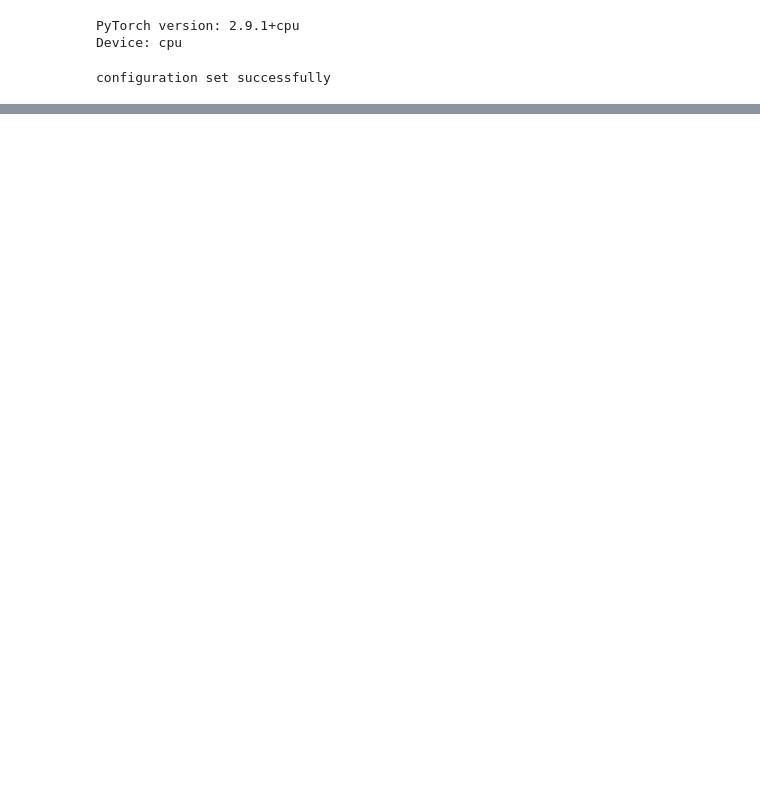
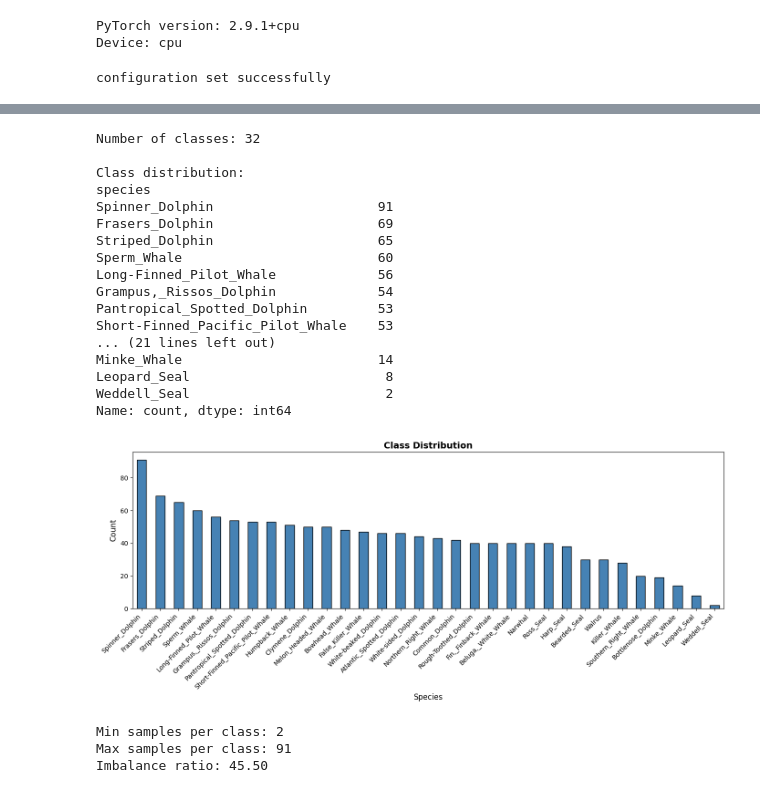
Before and after one commit to YuslenLopez/OSINModels, a Jupyter notebook: main.ipynb, the cells around one changed output, grey strips where cells are left out. Saved outputs shown, nothing was run; the diff lists cells and outputs as text; code cells hidden in the pictures; blank space fills up the shorter version.

Commit message:
updated sample file and beginning on testUUV folder

```diff
--- a/main.ipynb
+++ b/main.ipynb
@@ -60,3 +60,11 @@ test_size = 0.2
 print("configuration set successfully")
 # %% [output]
 configuration set successfully
+# %%
+# Load labels CSV
+df = pd.read_csv(LABELS_CSV)
+
+print(f"CSV Shape: {df.shape}")
+print(f"\nColumns: {df.columns.tolist()}")
+print("\nFirst 10 rows:")
+display(df.head(10))
@@ -62,0 +88,12 @@ configuration set successfully
+# %%
+# Identify filename and label columns
+print("Available columns:")
+for i, col in enumerate(df.columns):
+    print(f"  {i}: {col}")
+
+# Auto-detect columns (adjust if needed)
+filename_col = 'file' if 'file' in df.columns else df.columns[0]
+label_col = 'species' if 'species' in df.columns else df.columns[1]
+
+print(f"\nUsing '{filename_col}' as filename column")
+print(f"Using '{label_col}' as label column")
@@ -62,0 +109,47 @@ configuration set successfully
+# %%
+# Class distribution
+class_counts = df[label_col].value_counts()
+print(f"\nNumber of classes: {len(class_counts)}")
+print(f"\nClass distribution:")
+print(class_counts)
+
+# Plot class distribution
+plt.figure(figsize=(14, 6))
+class_counts.plot(kind='bar', color='steelblue', edgecolor='black')
+plt.title('Class Distribution', fontsize=14, fontweight='bold')
+plt.xlabel('Species', fontsize=12)
+plt.ylabel('Count', fontsize=12)
+plt.xticks(rotation=45, ha='right')
+plt.tight_layout()
+plt.show()
+
+# Check class imbalance
+min_samples = class_counts.min()
+max_samples = class_counts.max()
+imbalance_ratio = max_samples / min_samples
+
+print(f"\nMin samples per class: {min_samples}")
+print(f"Max samples per class: {max_samples}")
+print(f"Imbalance ratio: {imbalance_ratio:.2f}")
+# %% [output]
+Number of classes: 32
+
+Class distribution:
+species
+Spinner_Dolphin                     91
+Frasers_Dolphin                     69
+Striped_Dolphin                     65
+Sperm_Whale                         60
+Long-Finned_Pilot_Whale             56
+Grampus,_Rissos_Dolphin             54
+Pantropical_Spotted_Dolphin         53
+Short-Finned_Pacific_Pilot_Whale    53
+... (21 lines left out)
+Minke_Whale                         14
+Leopard_Seal                         8
+Weddell_Seal                         2
+Name: count, dtype: int64
+[figure, added]
+Min samples per class: 2
+Max samples per class: 91
+Imbalance ratio: 45.50
```
Also changed, not shown: parts of 11 cells of this notebook, 7 other files.
